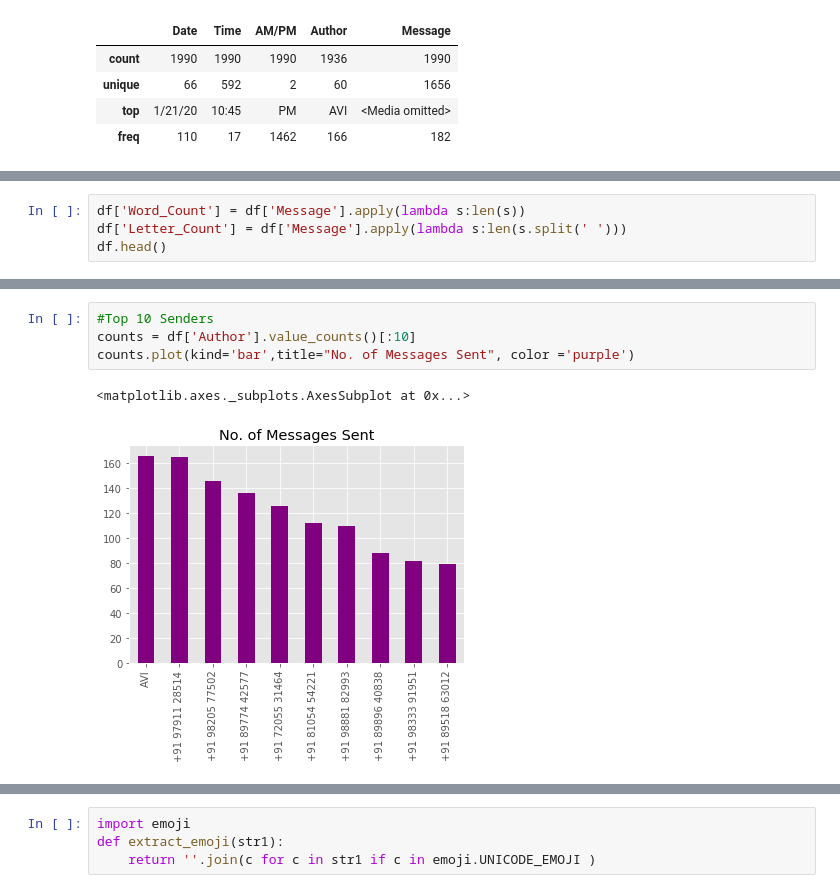
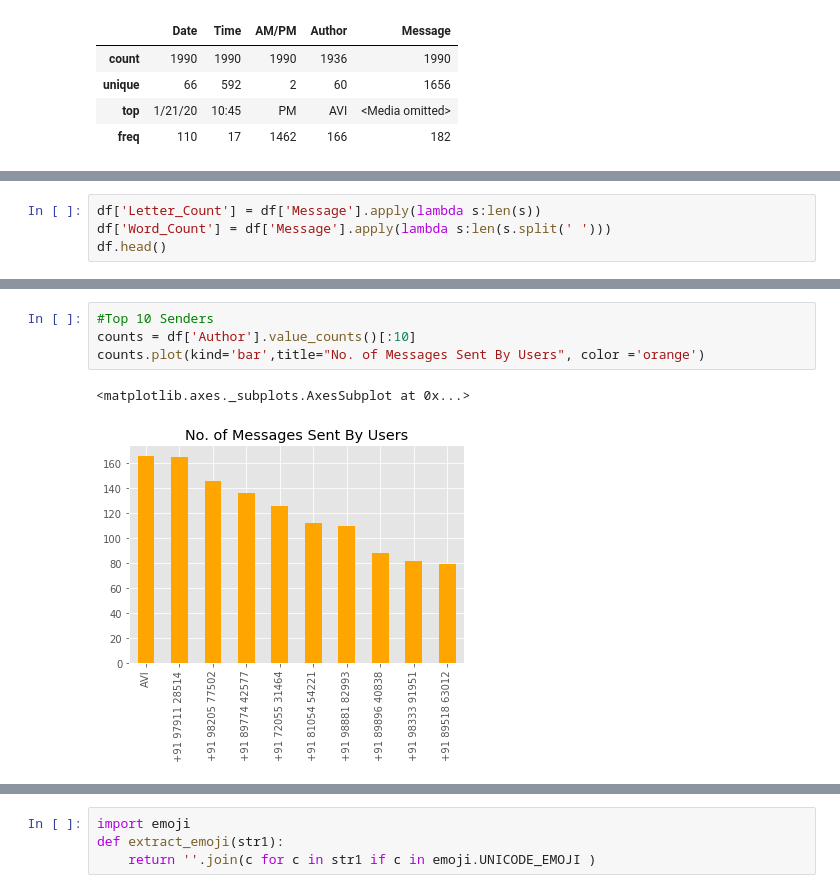
Before and after one commit to AVI18794/NLP, a Jupyter notebook: Chat Analysis.ipynb, the cells around one changed output, grey strips where cells are left out. Drawn from its saved outputs; the diff is of its cells as text.

```diff
--- a/Chat Analysis.ipynb
+++ b/Chat Analysis.ipynb
@@ -131,5 +138,5 @@ df.describe()
 # %%
-df['Word_Count'] = df['Message'].apply(lambda s:len(s))
-df['Letter_Count'] = df['Message'].apply(lambda s:len(s.split(' ')))
+df['Letter_Count'] = df['Message'].apply(lambda s:len(s))
+df['Word_Count'] = df['Message'].apply(lambda s:len(s.split(' ')))
 df.head()
 # %% [output]
@@ -163,8 +149,8 @@ top_users.plot(kind='bar',title='Letters Used By Users',legend=True,color='green
 # %%
 #Top 10 Senders
 counts = df['Author'].value_counts()[:10]
-counts.plot(kind='bar',title="No. of Messages Sent", color ='purple')
+counts.plot(kind='bar',title="No. of Messages Sent By Users", color ='orange')
 # %% [output]
 <matplotlib.axes._subplots.AxesSubplot at 0x...>
-[figure, old version]
+[figure, new version]
 # %%
```
Also changed, not shown: parts of 27 cells of this notebook.
